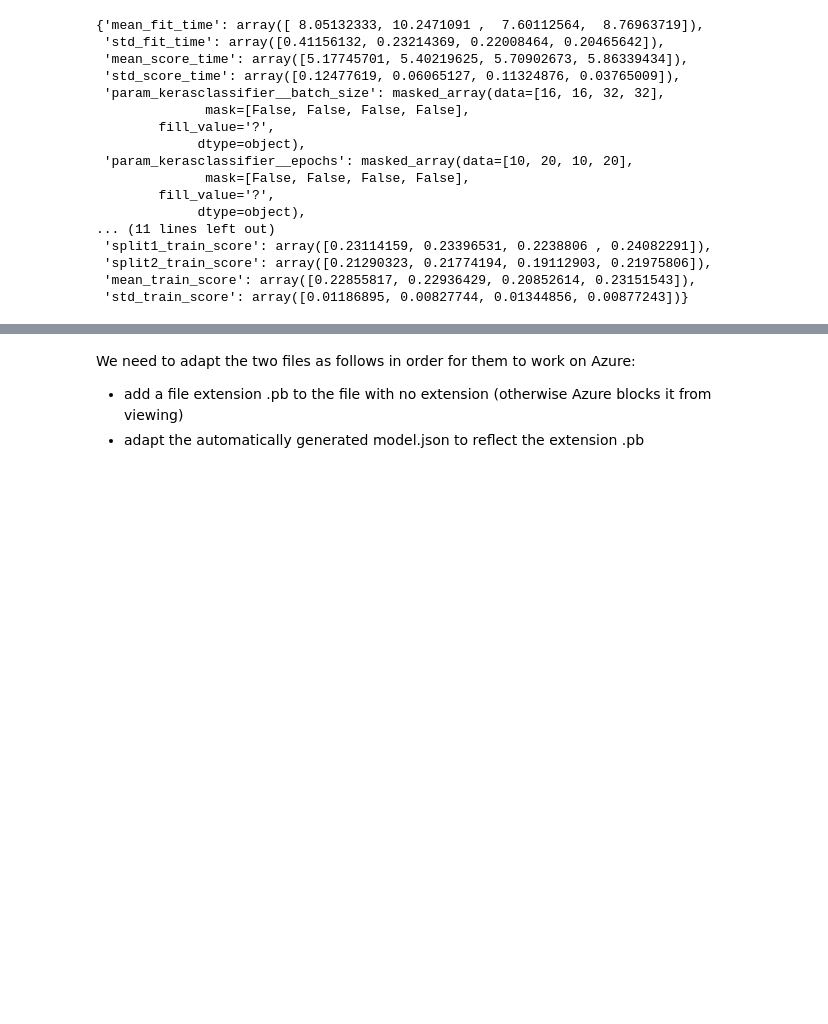
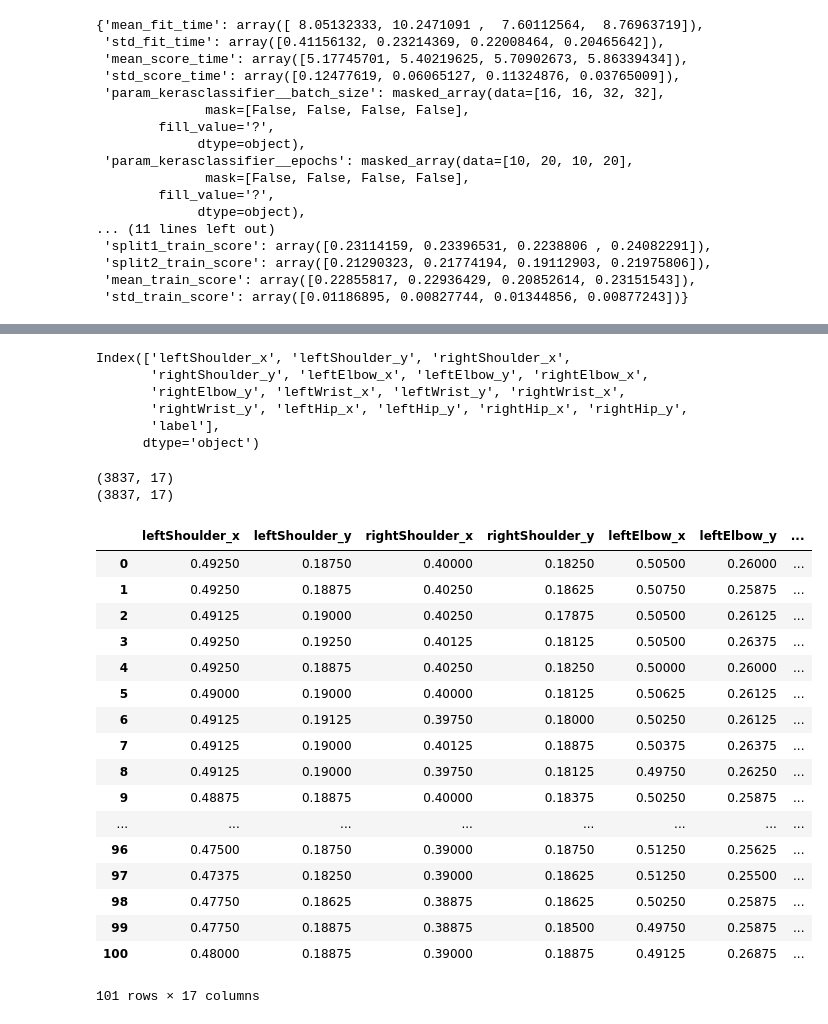
Before and after one commit to chriswegmann/drone_steering, a Jupyter notebook: models/pascal_notebook.ipynb, the cells around one changed output, grey strips where cells are left out. Saved outputs shown, nothing was run; the diff lists cells and outputs as text; code cells hidden in the pictures; blank space fills up the shorter version.

```diff
--- a/models/pascal_notebook.ipynb
+++ b/models/pascal_notebook.ipynb
@@ -367,4 +337,0 @@ tfjs.converters.save_keras_model(model, 'model_tfjs')
-# %% [markdown]
-We need to adapt the two files as follows in order for them to work on Azure:
-* add a file extension .pb to the file with no extension (otherwise Azure blocks it from viewing)
-* adapt the automatically generated model.json to reflect the extension .pb
@@ -370,0 +340,35 @@ We need to adapt the two files as follows in order for them to work on Azure:
+# %%
+cols = x.columns
+cols
+# %% [output]
+Index(['leftShoulder_x', 'leftShoulder_y', 'rightShoulder_x',
+       'rightShoulder_y', 'leftElbow_x', 'leftElbow_y', 'rightElbow_x',
+       'rightElbow_y', 'leftWrist_x', 'leftWrist_y', 'rightWrist_x',
+       'rightWrist_y', 'leftHip_x', 'leftHip_y', 'rightHip_x', 'rightHip_y',
+       'label'],
+      dtype='object')
+# %%
+print(x.shape)
+print(x.shift(1).shape)
+x.loc[0:100]
+# %% [output]
+(3837, 17)
+(3837, 17)
+|  | leftShoulder_x | leftShoulder_y | rightShoulder_x | rightShoulder_y | leftElbow_x | leftElbow_y | ... |
+| 0 | 0.49250 | 0.18750 | 0.40000 | 0.18250 | 0.50500 | 0.26000 | ... |
+| 1 | 0.49250 | 0.18875 | 0.40250 | 0.18625 | 0.50750 | 0.25875 | ... |
+| 2 | 0.49125 | 0.19000 | 0.40250 | 0.17875 | 0.50500 | 0.26125 | ... |
+| 3 | 0.49250 | 0.19250 | 0.40125 | 0.18125 | 0.50500 | 0.26375 | ... |
+| 4 | 0.49250 | 0.18875 | 0.40250 | 0.18250 | 0.50000 | 0.26000 | ... |
+| 5 | 0.49000 | 0.19000 | 0.40000 | 0.18125 | 0.50625 | 0.26125 | ... |
+| 6 | 0.49125 | 0.19125 | 0.39750 | 0.18000 | 0.50250 | 0.26125 | ... |
+| 7 | 0.49125 | 0.19000 | 0.40125 | 0.18875 | 0.50375 | 0.26375 | ... |
+| 8 | 0.49125 | 0.19000 | 0.39750 | 0.18125 | 0.49750 | 0.26250 | ... |
+| 9 | 0.48875 | 0.18875 | 0.40000 | 0.18375 | 0.50250 | 0.25875 | ... |
+| ... | ... | ... | ... | ... | ... | ... | ... |
+| 96 | 0.47500 | 0.18750 | 0.39000 | 0.18750 | 0.51250 | 0.25625 | ... |
+| 97 | 0.47375 | 0.18250 | 0.39000 | 0.18625 | 0.51250 | 0.25500 | ... |
+| 98 | 0.47750 | 0.18625 | 0.38875 | 0.18625 | 0.50250 | 0.25875 | ... |
+| 99 | 0.47750 | 0.18875 | 0.38875 | 0.18500 | 0.49750 | 0.25875 | ... |
+| 100 | 0.48000 | 0.18875 | 0.39000 | 0.18875 | 0.49125 | 0.26875 | ... |
+101 rows × 17 columns
```
Also changed, not shown: parts of 16 cells of this notebook.
